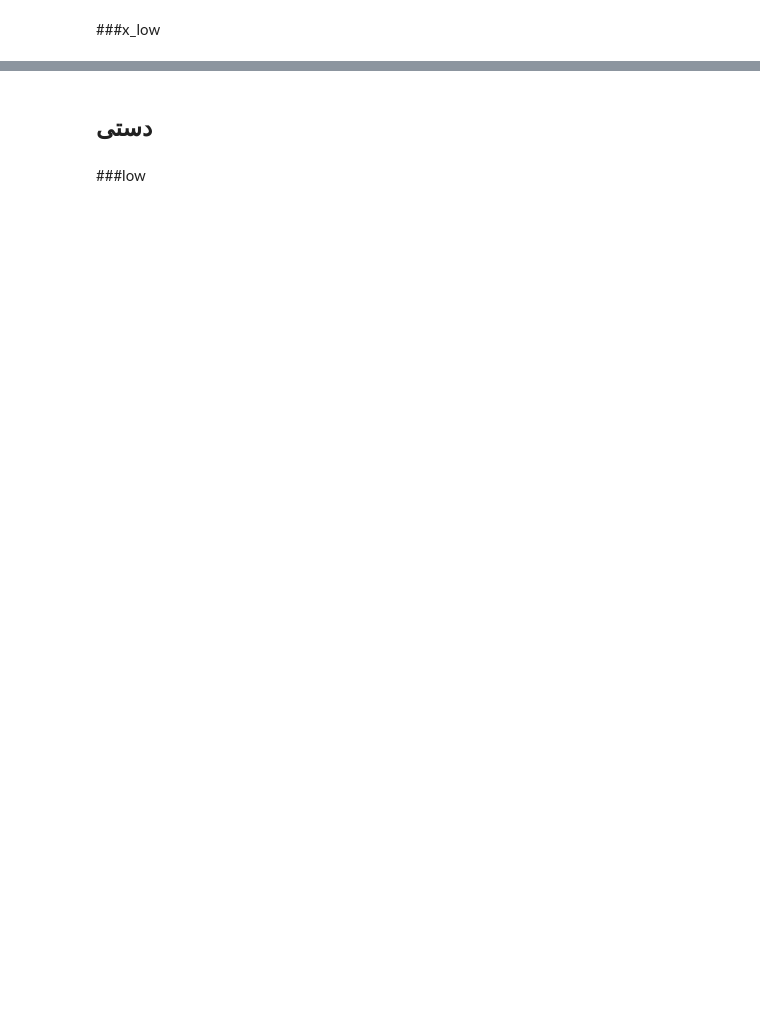
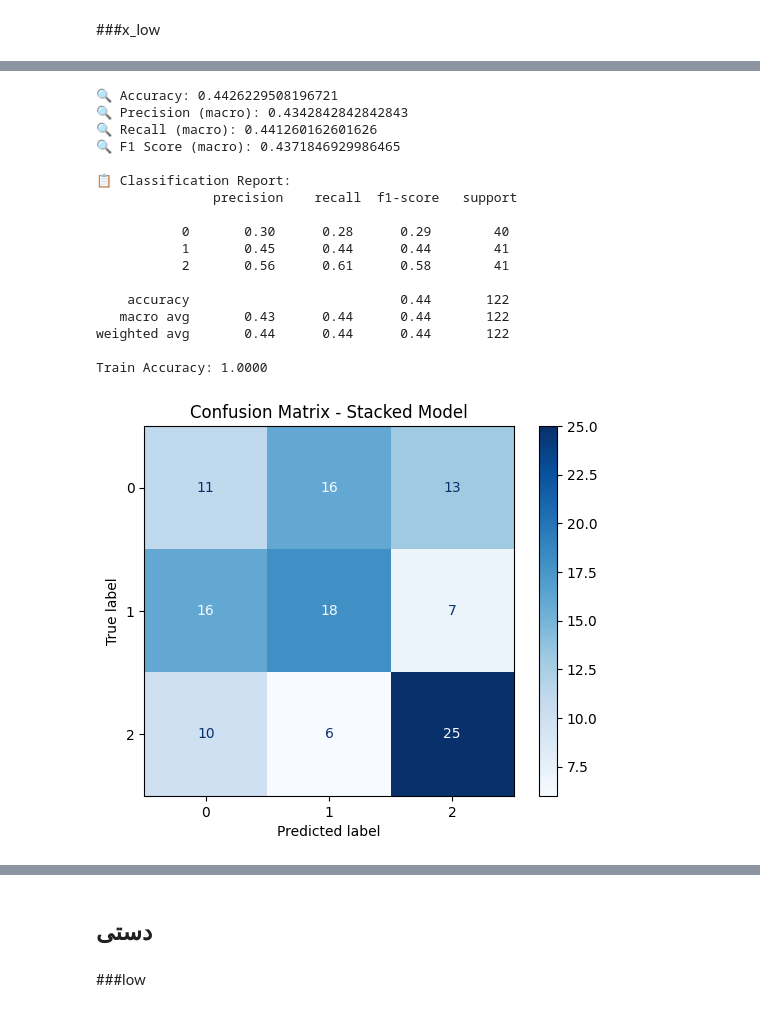
Before and after one commit to StuckInAnEndlessFebruary/stacked-learner, a Jupyter notebook: StackedLearner.ipynb, the cells around one changed output, grey strips where cells are left out. Saved outputs shown, nothing was run; the diff lists cells and outputs as text; code cells hidden in the pictures; blank space fills up the shorter version.

```diff
--- a/StackedLearner.ipynb
+++ b/StackedLearner.ipynb
@@ -1616,0 +1075,24 @@ Train Accuracy: 0.9975
+# %%
+from sklearn.decomposition import PCA
+X_train = PCA(n_components=40).fit_transform(X_low_tr)
+X_test = PCA(n_components=40).fit_transform(X_low_te)
+stack(X_train,  y_low_tr, X_test, y_low_te)
+# %% [output]
+🔍 Accuracy: 0.4426229508196721
+🔍 Precision (macro): 0.4342842842842843
+🔍 Recall (macro): 0.441260162601626
+🔍 F1 Score (macro): 0.4371846929986465
+
+📋 Classification Report:
+               precision    recall  f1-score   support
+
+           0       0.30      0.28      0.29        40
+           1       0.45      0.44      0.44        41
+           2       0.56      0.61      0.58        41
+
+    accuracy                           0.44       122
+   macro avg       0.43      0.44      0.44       122
+weighted avg       0.44      0.44      0.44       122
+
+Train Accuracy: 1.0000
+[figure, added]
```
Also changed, not shown: parts of 44 cells of this notebook.
